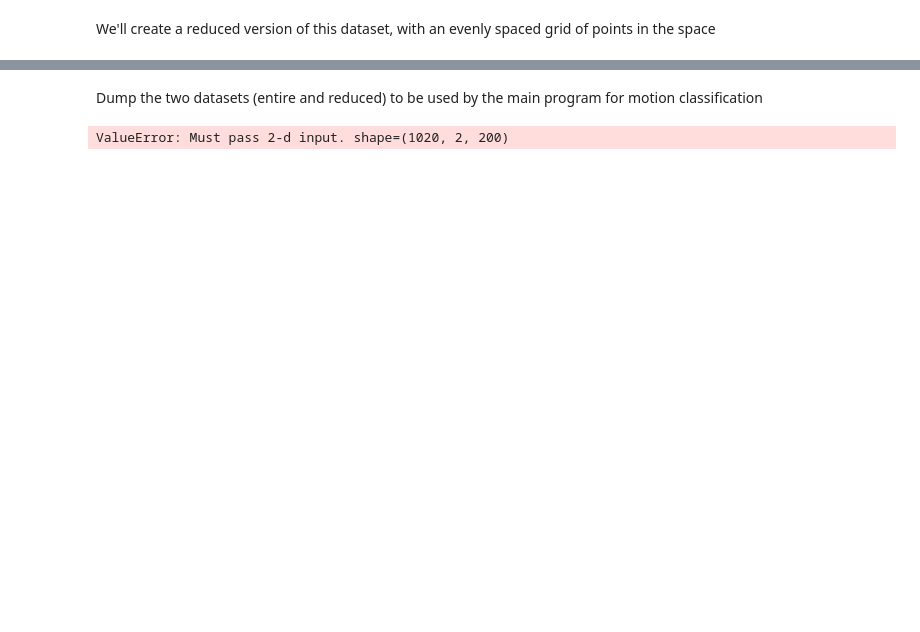
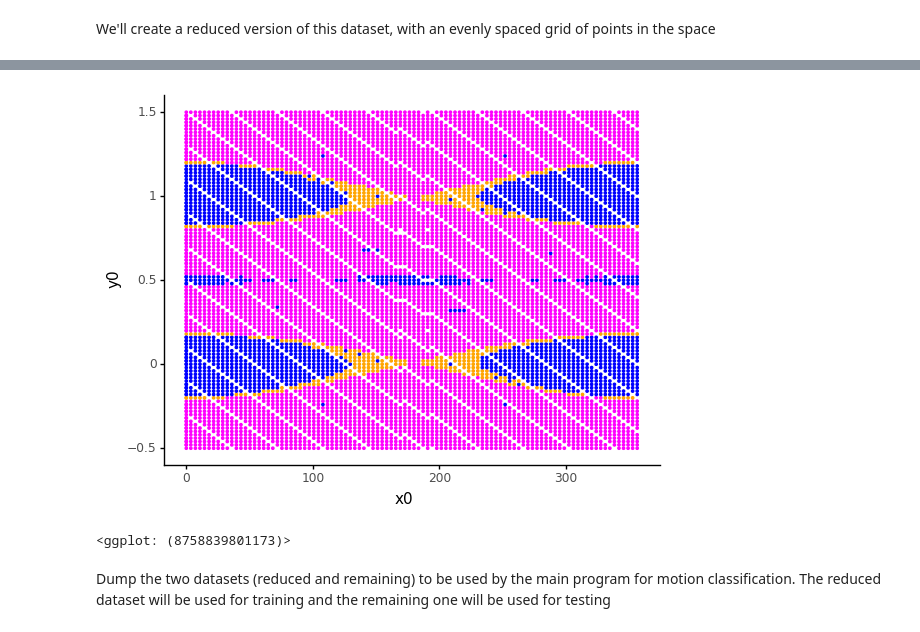
Before and after one commit to vrodriguezf/mlchaos, a Jupyter notebook: nbs_experiments/complete_cartography.ipynb, the cells around one changed output, grey strips where cells are left out. Drawn from its saved outputs; the diff is of its cells as text; code cells hidden in the pictures; blank space fills up the shorter version.

```diff
--- a/nbs_experiments/complete_cartography.ipynb
+++ b/nbs_experiments/complete_cartography.ipynb
@@ -11,7 +20,8 @@ base_path = Path.home()
 # %%
 config = AttrDict(
     cartography_folderpath = base_path/'data/fli_rotnum/model_1/eps=0.01', # *
-    reduction_factor = 10 # One every `reduction_factor` points from te dataset will be kept
+    reduction_factor = 10, # One every `reduction_factor` points from the dataset will be kept
+    labelling_method = 'birav'
 )
 # %%
 fnames_poinc_map = [config.cartography_folderpath/'Poincare.plt']
@@ -21,7 +31,7 @@ fnames
 # %% [output]
 (#1) [(Path('/home/victor/data/fli_rotnum/model_1/eps=0.01/Poincare.plt'), Path('/home/victor/data/fli_rotnum/model_1/eps=0.01/index_fli_rotnum_birav.plt'))]
 # %%
-data = TSDataChaos.from_poincare_and_index_files(fnames, index_col=index_cols['birav'])
+data = TSDataChaos.from_poincare_and_index_files(fnames, index_col=index_cols[config.labelling_method])
 data
 # %% [output]
 TSDataChaos:
@@ -69,3 +75,14 @@ show_labelled_ic_map(reduced_data.x, reduced_data.y.astype(int), color_values=['
+# %%
+remaining_data = TSDataChaos.from_xy(
+    x = data.x[np.mod(np.arange(data.x.shape[0]), config.reduction_factor) != 0],
+    y = data.y[np.mod(np.arange(data.y.shape[0]), config.reduction_factor) != 0],
+    index_col=data.index_col)
+# %%
+show_labelled_ic_map(remaining_data.x, remaining_data.y.astype(int),
+                     color_values=['orange', 'magenta', 'blue'])
+# %% [output]
+[figure, added]
+<ggplot: (8758839801173)>
 # %% [markdown]
-Dump the two datasets (entire and reduced) to be used by the main program for motion classification
+Dump the two datasets (reduced and remaining) to be used by the main program for motion classification. The reduced dataset will be used for training and the remaining one will be used for testing
 # %%
@@ -73,4 +92,0 @@ Dump the two datasets (entire and reduced) to be used by the main program for mo
-# %%
-pd.DataFrame(reduced_data.x)
-# %% [output]
-ValueError: Must pass 2-d input. shape=(1020, 2, 200)
```
Also changed, not shown: parts of 13 cells of this notebook, 13 other files.
